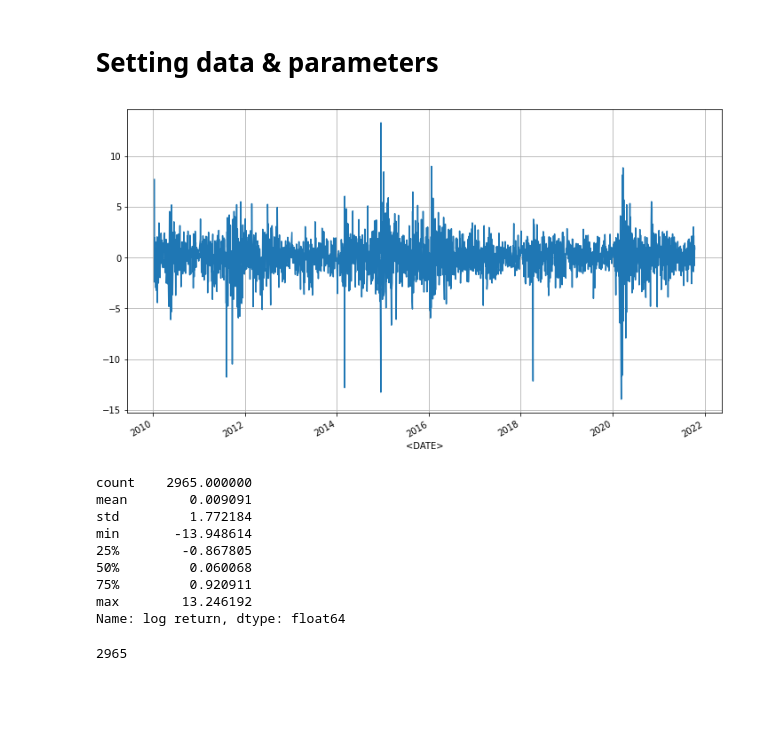
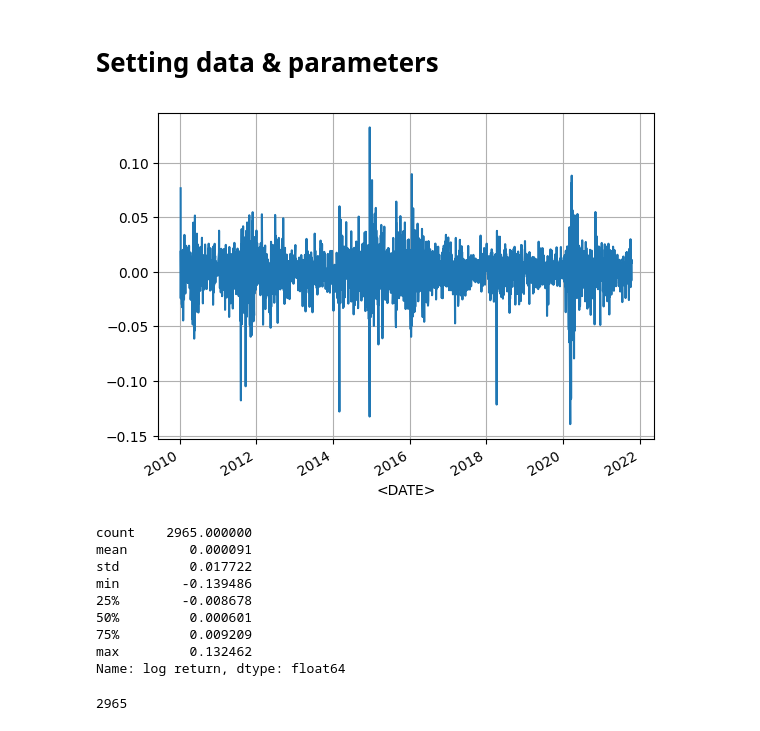
Before and after one commit to Northern125/fuzzy-volatility-modeling, a Jupyter notebook: seasonal_modeling/testing_model.ipynb, the cells around one changed output. Saved outputs shown, nothing was run; the diff lists cells and outputs as text; code cells hidden in the pictures; blank space fills up the shorter version.

```diff
--- a/seasonal_modeling/testing_model.ipynb
+++ b/seasonal_modeling/testing_model.ipynb
@@ -104,29 +108,29 @@ array([0., 0.])
 # %% [markdown]
 # Setting data & parameters
 # %%
-rescale_factor = 100
+rescale_factor = 1
 # %%
 start_date = '2010-01-01'
 # %%
 input_data = rtsi['log return'].loc[start_date:].copy() * rescale_factor
 # %%
-input_data.plot(figsize=(12, 7))
+input_data.plot()
 
 plt.grid()
 plt.show()
 # %% [output]
-[figure, old version]
+[figure, new version]
 # %%
 input_data.describe()
 # %% [output]
 count    2965.000000
-mean        0.009091
-std         1.772184
-min       -13.948614
-25%        -0.867805
-50%         0.060068
-75%         0.920911
-max        13.246192
+mean        0.000091
+std         0.017722
+min        -0.139486
+25%        -0.008678
+50%         0.000601
+75%         0.009209
+max         0.132462
 Name: log return, dtype: float64
 # %%
 n = input_data.shape[0]
```
Also changed, not shown: parts of 141 cells of this notebook.
